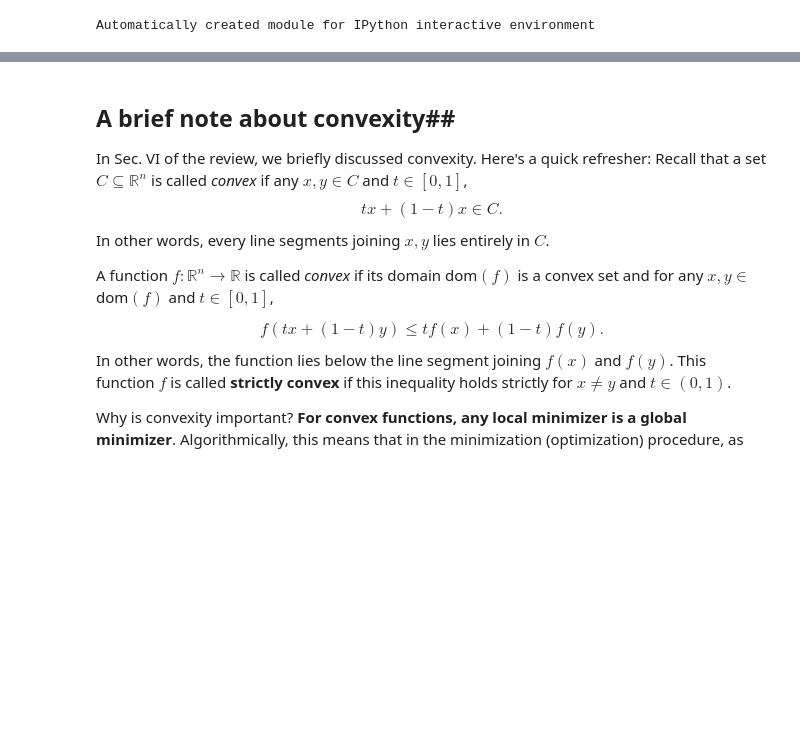
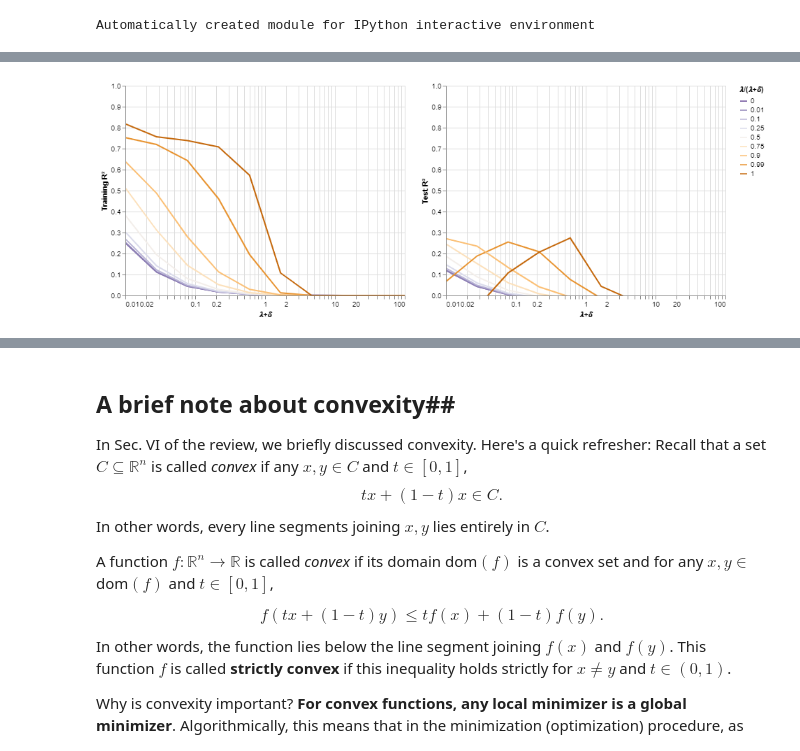
Before and after one commit to b-dawes/PY895_MachineLearning, a Jupyter notebook: NB03_CVI-linreg_diabetes/NB3_CVI-linreg_diabetes.ipynb, the cells around one changed output, grey strips where cells are left out. Saved outputs shown, nothing was run; the diff lists cells and outputs as text; code cells hidden in the pictures; blank space fills up the shorter version.

```diff
--- a/NB03_CVI-linreg_diabetes/NB3_CVI-linreg_diabetes.ipynb
+++ b/NB03_CVI-linreg_diabetes/NB3_CVI-linreg_diabetes.ipynb
@@ -219,7 +219,9 @@ print(__doc__)
 
 import numpy as np
 import matplotlib.pyplot as plt
-#import seaborn
+import seaborn as sns
+import pandas as pd
+import altair as alt
 
 from sklearn import datasets, linear_model
 
@@ -233,10 +235,11 @@ y = diabetes.target[:number_examples]
 # Set up Lasso and Ridge Regression models
 ridge = linear_model.Ridge()
 lasso = linear_model.Lasso()
-
+net = linear_model.ElasticNet()
 
 # Chooose paths
 alphas = np.logspace(-2, 2, 10)
+ratios = [0, 1e-2, 1e-1, .25, 0.5, .75, 1-1e-2, 1-1e-1, 1]
 # %% [output]
 Automatically created module for IPython interactive environment
 # %%
@@ -321,3 +334,27 @@ plt.show()
+# %%
+df_net = pd.DataFrame(
+    data={
+        "alpha": np.repeat(alphas, len(ratios)),
+        "lambda/delta": np.tile(ratios, len(alphas)),
+        "train": train_errors_net,
+        "test": test_errors_net
+    }
+)
+# %%
+p_train_lambda = alt.Chart(df_net).mark_line(clip=True).encode(
+    alt.X("alpha", scale=alt.Scale(type="log"), axis=alt.Axis(title=chr(0x1D706)+"+"+chr(0x1D6FF))),
+    alt.Y("train", scale=alt.Scale(domain=(0,1)), axis=alt.Axis(title="Training R"+chr(0x00B2))),
+    alt.Color("lambda/delta:O")
+)
+p_test_lambda = alt.Chart(df_net).mark_line(clip=True).encode(
+    alt.X("alpha", scale=alt.Scale(type="log"), axis=alt.Axis(title=chr(0x1D706)+"+"+chr(0x1D6FF))),
+    alt.Y("test", scale=alt.Scale(domain=(0,1)), axis=alt.Axis(title="Test R"+chr(0x00B2))),
+    alt.Color("lambda/delta:O", scale=alt.Scale(scheme="purpleorange"), legend=alt.Legend(title=chr(0x1D706)+"/("+chr(0x1D706)+"+"+chr(0x1D6FF)+")"))
+)
+
+(p_train_lambda | p_test_lambda)
+# %% [output]
+[figure, added]
 # %% [markdown]
 ### Exercise 4: ###
 - What do the points $\lambda=0$ and $\lambda=10^5$ correspond to? Is it strange that the weights are not monotonic in $\lambda$? Why do you think this might be?
```
Also changed, not shown: parts of 5 cells of this notebook.
